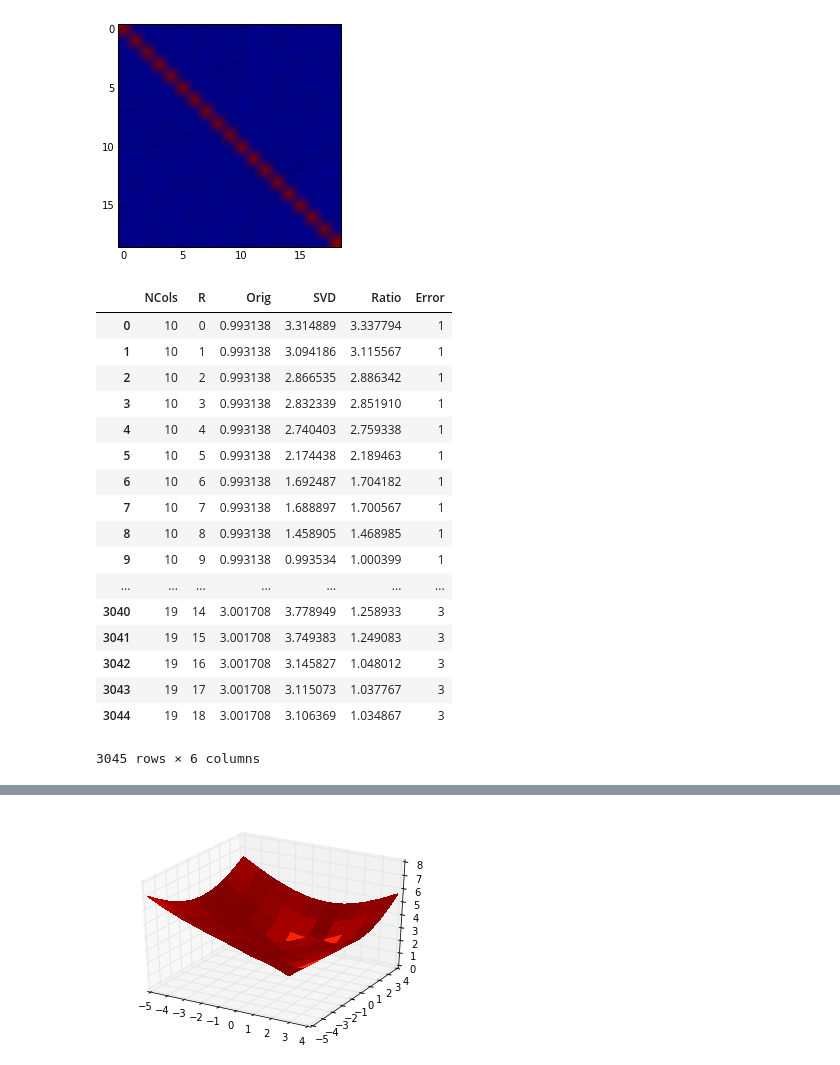
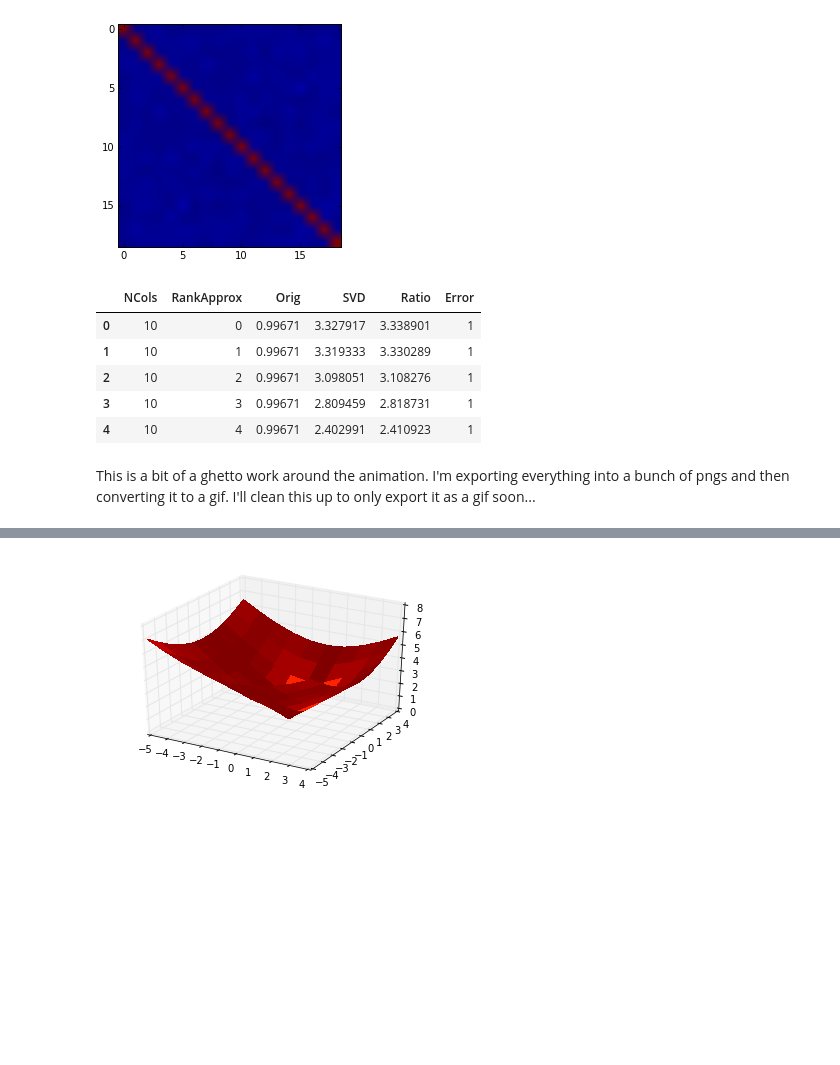
Before and after one commit to franciscojavierarceo/Python, a Jupyter notebook: SVDisBad.ipynb, the cells around one changed output, grey strips where cells are left out. Drawn from its saved outputs; the diff is of its cells as text; code cells hidden in the pictures; blank space fills up the shorter version.

Commit message:
Updated to clean up junk and add comments :D

```diff
--- a/SVDisBad.ipynb
+++ b/SVDisBad.ipynb
@@ -67,7 +75,7 @@ ncols, rankr, orig, svds, rati, error = [], [], [], [], [], []
 for e in tqdm(range(10,31)):
     for j in range(10, 20):
         for i in range(j):
-            tmp = simSVD(n=1e5, k = j, eVar=(e/10.0), l=i, seedval=1).values.tolist()[0]
+            tmp = simSVD(n=3e4, k = j, eVar=(e/10.0), l=i, seedval=1).values.tolist()[0]
             ncols.append(j)
             rankr.append(i)
             error.append(e/10.0)
@@ -76,24 +84,15 @@ for e in tqdm(range(10,31)):
             rati.append(tmp[3])
 # %% [output]
 [figure]
+# %%
+out = pd.DataFrame([ncols,rankr,orig,svds,rati,error], index=['NCols','RankApprox','Orig','SVD','Ratio', "Error"]).T
+bnds = [int(np.min(out['Ratio'])), int(math.ceil(np.max(out['Ratio'])))]
 # %%
-out
+out.head()
 # %% [output]
-|  | NCols | R | Orig | SVD | Ratio | Error |
-| 0 | 10 | 0 | 0.993138 | 3.314889 | 3.337794 | 1 |
-| 1 | 10 | 1 | 0.993138 | 3.094186 | 3.115567 | 1 |
-| 2 | 10 | 2 | 0.993138 | 2.866535 | 2.886342 | 1 |
-| 3 | 10 | 3 | 0.993138 | 2.832339 | 2.851910 | 1 |
-| 4 | 10 | 4 | 0.993138 | 2.740403 | 2.759338 | 1 |
-| 5 | 10 | 5 | 0.993138 | 2.174438 | 2.189463 | 1 |
-| 6 | 10 | 6 | 0.993138 | 1.692487 | 1.704182 | 1 |
-| 7 | 10 | 7 | 0.993138 | 1.688897 | 1.700567 | 1 |
-| 8 | 10 | 8 | 0.993138 | 1.458905 | 1.468985 | 1 |
-| 9 | 10 | 9 | 0.993138 | 0.993534 | 1.000399 | 1 |
-| ... | ... | ... | ... | ... | ... | ... |
-| 3040 | 19 | 14 | 3.001708 | 3.778949 | 1.258933 | 3 |
-| 3041 | 19 | 15 | 3.001708 | 3.749383 | 1.249083 | 3 |
-| 3042 | 19 | 16 | 3.001708 | 3.145827 | 1.048012 | 3 |
-| 3043 | 19 | 17 | 3.001708 | 3.115073 | 1.037767 | 3 |
-| 3044 | 19 | 18 | 3.001708 | 3.106369 | 1.034867 | 3 |
+|  | NCols | RankApprox | Orig | SVD | Ratio | Error |
+| 0 | 10 | 0 | 0.99671 | 3.327917 | 3.338901 | 1 |
+| 1 | 10 | 1 | 0.99671 | 3.319333 | 3.330289 | 1 |
+| 2 | 10 | 2 | 0.99671 | 3.098051 | 3.108276 | 1 |
+| 3 | 10 | 3 | 0.99671 | 2.809459 | 2.818731 | 1 |
+| 4 | 10 | 4 | 0.99671 | 2.402991 | 2.410923 | 1 |
-3045 rows × 6 columns
@@ -103,3 +99,5 @@ bnds = [int(np.min(out['Ratio'])), int(math.ceil(np.max(out['Ratio'])))]
+# %% [markdown]
+This is a bit of a ghetto work around the animation.  I'm exporting everything into a bunch of pngs and then converting it to a gif. I'll clean this up to  only export it as a gif soon...
 # %%
 es = list(set(out.Error))
 es.sort(reverse=True)
```
Also changed, not shown: parts of 27 cells of this notebook.
